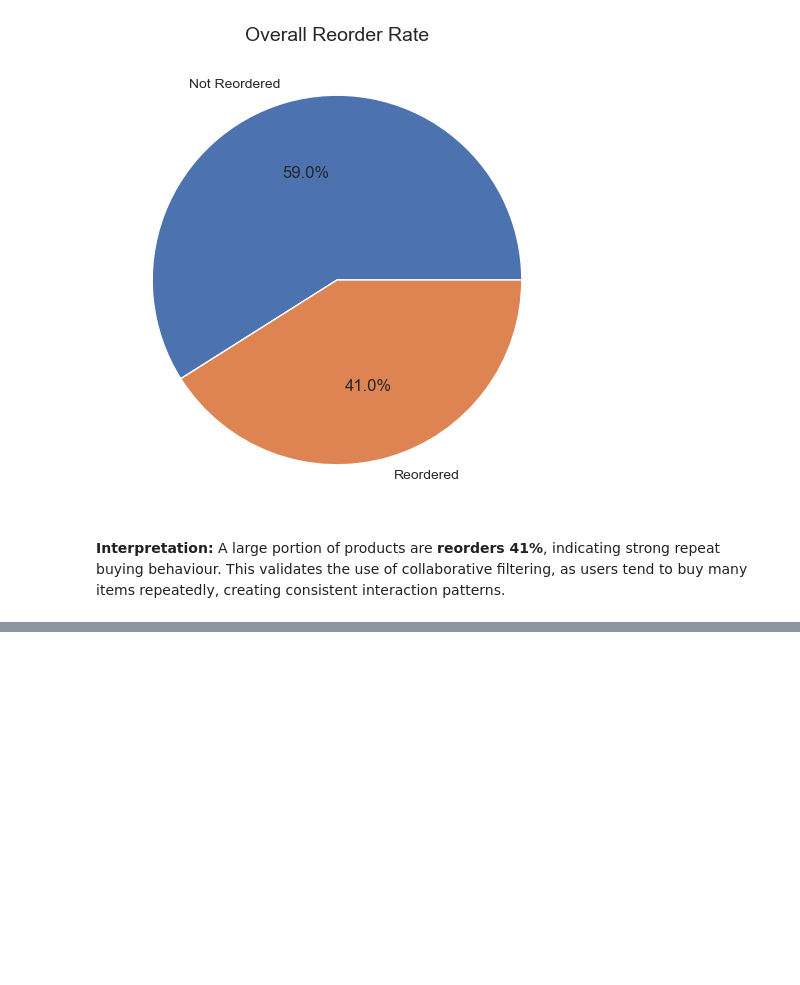
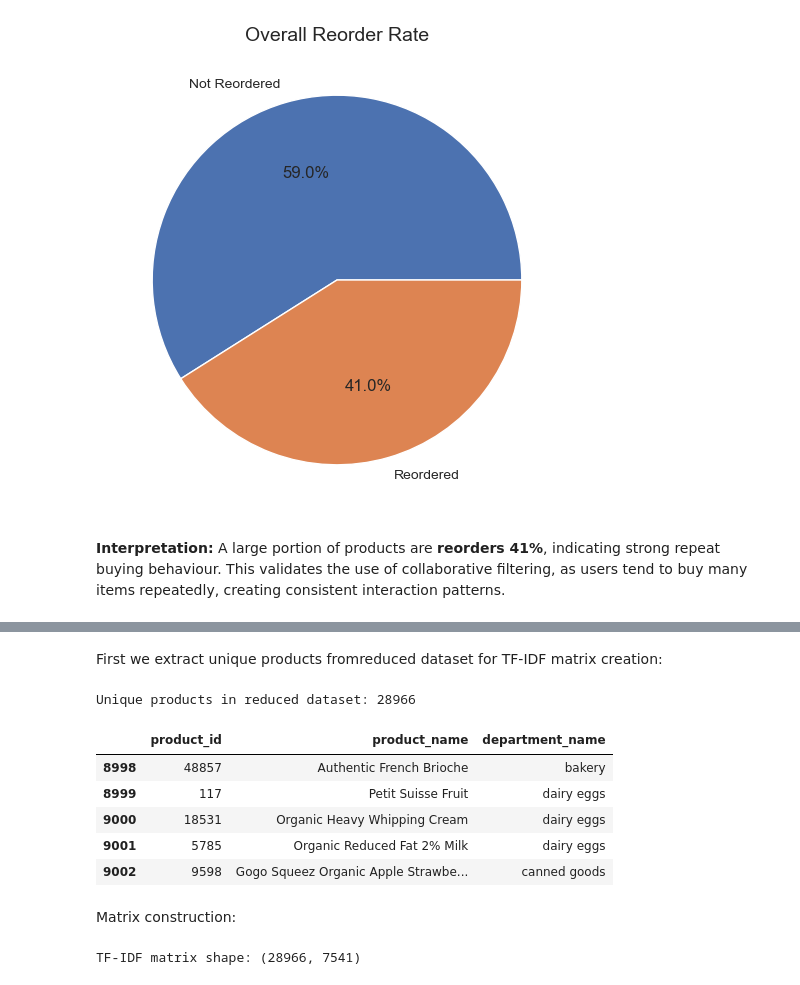
Before and after one commit to Blastronauta/CA2-Semester-2-ML-DV-integrated, a Jupyter notebook: MLBus_HDipData_CA2_KTamayo_Feb25.ipynb, the cells around one changed output, grey strips where cells are left out. Cells and saved outputs as stored; diff of their text form; code cells hidden in the pictures; blank space fills up the shorter version.

```diff
--- a/MLBus_HDipData_CA2_KTamayo_Feb25.ipynb
+++ b/MLBus_HDipData_CA2_KTamayo_Feb25.ipynb
@@ -512,0 +524,25 @@ This validates the use of collaborative filtering, as users tend to buy many ite
+# %% [markdown]
+First we extract unique products fromreduced dataset for TF-IDF  matrix creation:
+# %%
+products_small = orders_products_small[['product_id', 'product_name', 'department_name']].drop_duplicates()
+
+print("Unique products in reduced dataset:", products_small.shape[0])
+products_small.head()
+# %% [output]
+Unique products in reduced dataset: 28966
+|  | product_id | product_name | department_name |
+| 8998 | 48857 | Authentic French Brioche | bakery |
+| 8999 | 117 | Petit Suisse Fruit | dairy eggs |
+| 9000 | 18531 | Organic Heavy Whipping Cream | dairy eggs |
+| 9001 | 5785 | Organic Reduced Fat 2% Milk | dairy eggs |
+| 9002 | 9598 | Gogo Squeez Organic Apple Strawbe... | canned goods |
+# %% [markdown]
+Matrix construction:
+# %%
+tfidf = TfidfVectorizer(stop_words='english')
+
+tfidf_matrix = tfidf.fit_transform(products_small['product_name'])
+
+print("TF-IDF matrix shape:", tfidf_matrix.shape)
+# %% [output]
+TF-IDF matrix shape: (28966, 7541)
```
Also changed, not shown: parts of 15 cells of this notebook.
